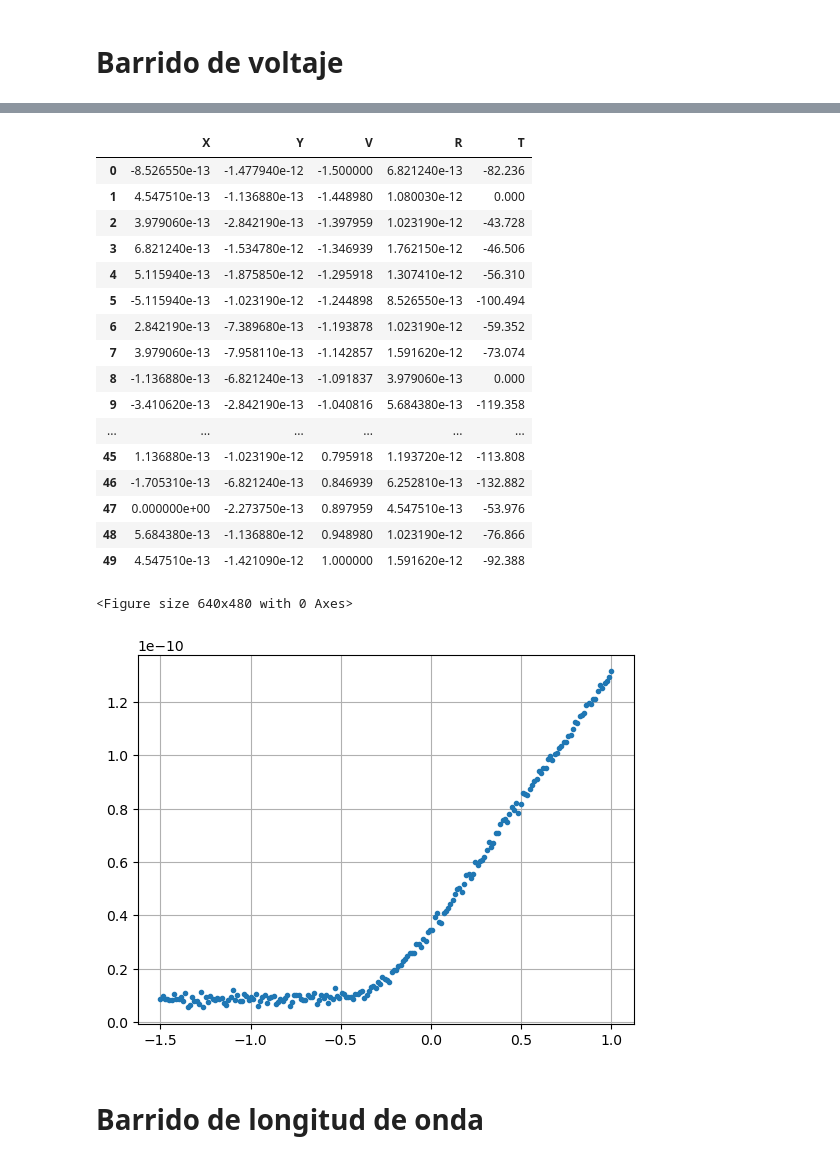
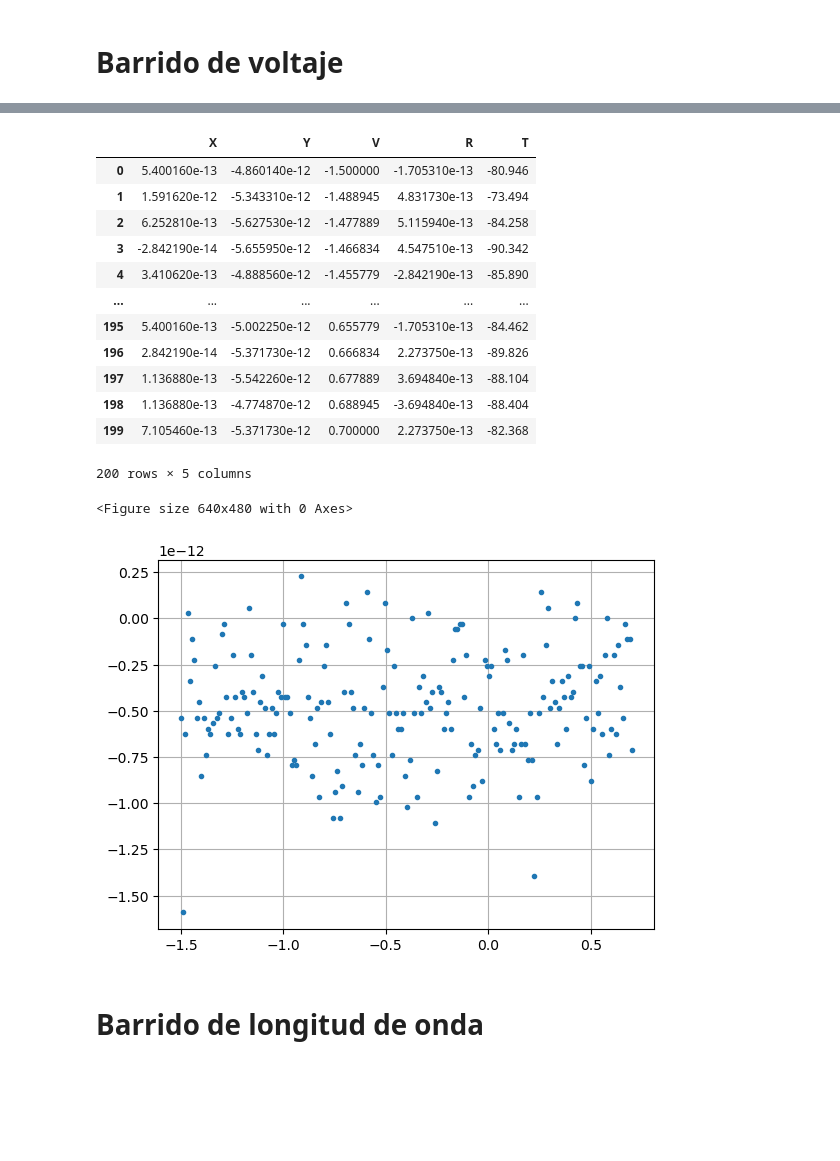
Before and after one commit to BernardoPironio/Efecto-fotoelectrico, a Jupyter notebook: codigo_mediciones.ipynb, the cells around one changed output, grey strips where cells are left out. Cells and saved outputs as stored; diff of their text form; code cells hidden in the pictures; blank space fills up the shorter version.

Commit message:
Mediciones dia 3

```diff
--- a/codigo_mediciones.ipynb
+++ b/codigo_mediciones.ipynb
@@ -61,15 +43,15 @@ R = []
 T = []
 V = []
 
-for i in np.linspace(-1.5,1,50):
-    lockin.set_aux_out(3,i)
-    lockin.auto_scale()
+for i in np.linspace(-1.5,0.7,200):
+    lockin.set_aux_out(1,i)
     medicionXY = lockin.get_medicion()
     medicionRT = lockin.get_medicion(False)
-    print(medicionXY)
-    print(medicionRT)
+    print(f'Voltaje = {i}')
+    print(f'{medicionXY = }')
+    print(f'{medicionRT = }')
     print('------------------')
-    time.sleep(0.2)
+    time.sleep(0.5)
 
     V.append(i)
     X.append(medicionXY[0])
@@ -104,34 +86,30 @@ data = pd.DataFrame({'X':X,
 display(data)
 # %% [output]
 |  | X | Y | V | R | T |
-| 0 | -8.526550e-13 | -1.477940e-12 | -1.500000 | 6.821240e-13 | -82.236 |
-| 1 | 4.547510e-13 | -1.136880e-13 | -1.448980 | 1.080030e-12 | 0.000 |
-| 2 | 3.979060e-13 | -2.842190e-13 | -1.397959 | 1.023190e-12 | -43.728 |
-| 3 | 6.821240e-13 | -1.534780e-12 | -1.346939 | 1.762150e-12 | -46.506 |
-| 4 | 5.115940e-13 | -1.875850e-12 | -1.295918 | 1.307410e-12 | -56.310 |
-| 5 | -5.115940e-13 | -1.023190e-12 | -1.244898 | 8.526550e-13 | -100.494 |
-| 6 | 2.842190e-13 | -7.389680e-13 | -1.193878 | 1.023190e-12 | -59.352 |
-| 7 | 3.979060e-13 | -7.958110e-13 | -1.142857 | 1.591620e-12 | -73.074 |
-| 8 | -1.136880e-13 | -6.821240e-13 | -1.091837 | 3.979060e-13 | 0.000 |
-| 9 | -3.410620e-13 | -2.842190e-13 | -1.040816 | 5.684380e-13 | -119.358 |
+| 0 | 5.400160e-13 | -4.860140e-12 | -1.500000 | -1.705310e-13 | -80.946 |
+| 1 | 1.591620e-12 | -5.343310e-12 | -1.488945 | 4.831730e-13 | -73.494 |
+| 2 | 6.252810e-13 | -5.627530e-12 | -1.477889 | 5.115940e-13 | -84.258 |
+| 3 | -2.842190e-14 | -5.655950e-12 | -1.466834 | 4.547510e-13 | -90.342 |
+| 4 | 3.410620e-13 | -4.888560e-12 | -1.455779 | -2.842190e-13 | -85.890 |
 | ... | ... | ... | ... | ... | ... |
-| 45 | 1.136880e-13 | -1.023190e-12 | 0.795918 | 1.193720e-12 | -113.808 |
-| 46 | -1.705310e-13 | -6.821240e-13 | 0.846939 | 6.252810e-13 | -132.882 |
-| 47 | 0.000000e+00 | -2.273750e-13 | 0.897959 | 4.547510e-13 | -53.976 |
-| 48 | 5.684380e-13 | -1.136880e-12 | 0.948980 | 1.023190e-12 | -76.866 |
-| 49 | 4.547510e-13 | -1.421090e-12 | 1.000000 | 1.591620e-12 | -92.388 |
+| 195 | 5.400160e-13 | -5.002250e-12 | 0.655779 | -1.705310e-13 | -84.462 |
+| 196 | 2.842190e-14 | -5.371730e-12 | 0.666834 | 2.273750e-13 | -89.826 |
+| 197 | 1.136880e-13 | -5.542260e-12 | 0.677889 | 3.694840e-13 | -88.104 |
+| 198 | 1.136880e-13 | -4.774870e-12 | 0.688945 | -3.694840e-13 | -88.404 |
+| 199 | 7.105460e-13 | -5.371730e-12 | 0.700000 | 2.273750e-13 | -82.368 |
+200 rows × 5 columns
 # %%
 X = data['X']
 Y = data['Y']
 R = data['R']
 T = data['T']
 V = data['V']
 
 plt.figure()
 plt.subplots()
-plt.plot(V,R,'.')
+plt.plot(V,-X,'.')
 plt.grid()
 # %% [output]
 <Figure size 640x480 with 0 Axes>
-[figure, old version]
+[figure, new version]
 # %%
```
Also changed, not shown: parts of 12 cells of this notebook, 27 other files.
